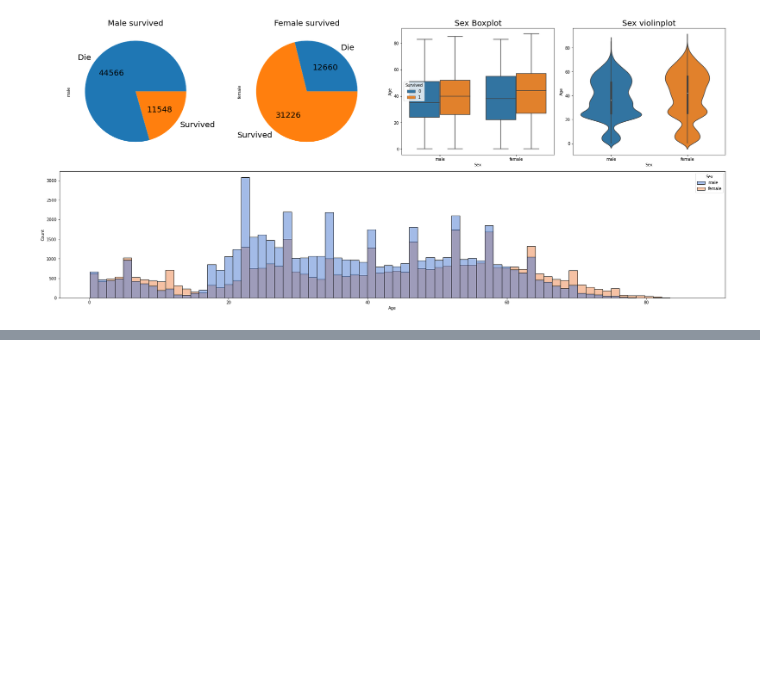
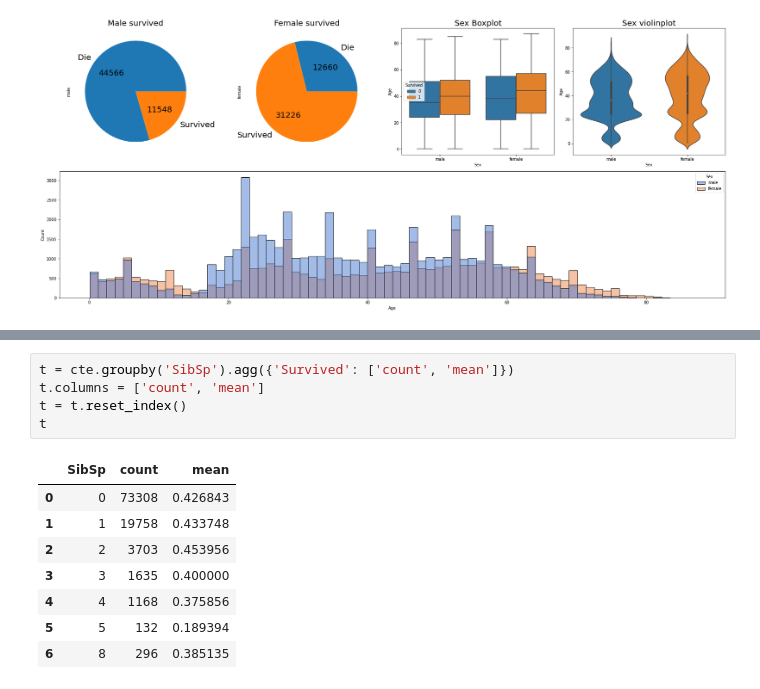
Before and after one commit to beaver68/ml-intro, a Jupyter notebook: 2_data_exploration/EDA.ipynb, the cells around one changed output, grey strips where cells are left out. Saved outputs shown, nothing was run; the diff lists cells and outputs as text; blank space fills up the shorter version.

```diff
--- a/2_data_exploration/EDA.ipynb
+++ b/2_data_exploration/EDA.ipynb
@@ -187,0 +214,14 @@ plt.show()
+# %%
+t = cte.groupby('SibSp').agg({'Survived': ['count', 'mean']})
+t.columns = ['count', 'mean']
+t = t.reset_index()
+t
+# %% [output]
+|  | SibSp | count | mean |
+| 0 | 0 | 73308 | 0.426843 |
+| 1 | 1 | 19758 | 0.433748 |
+| 2 | 2 | 3703 | 0.453956 |
+| 3 | 3 | 1635 | 0.400000 |
+| 4 | 4 | 1168 | 0.375856 |
+| 5 | 5 | 132 | 0.189394 |
+| 6 | 8 | 296 | 0.385135 |
```
Also changed, not shown: parts of 28 cells of this notebook.
